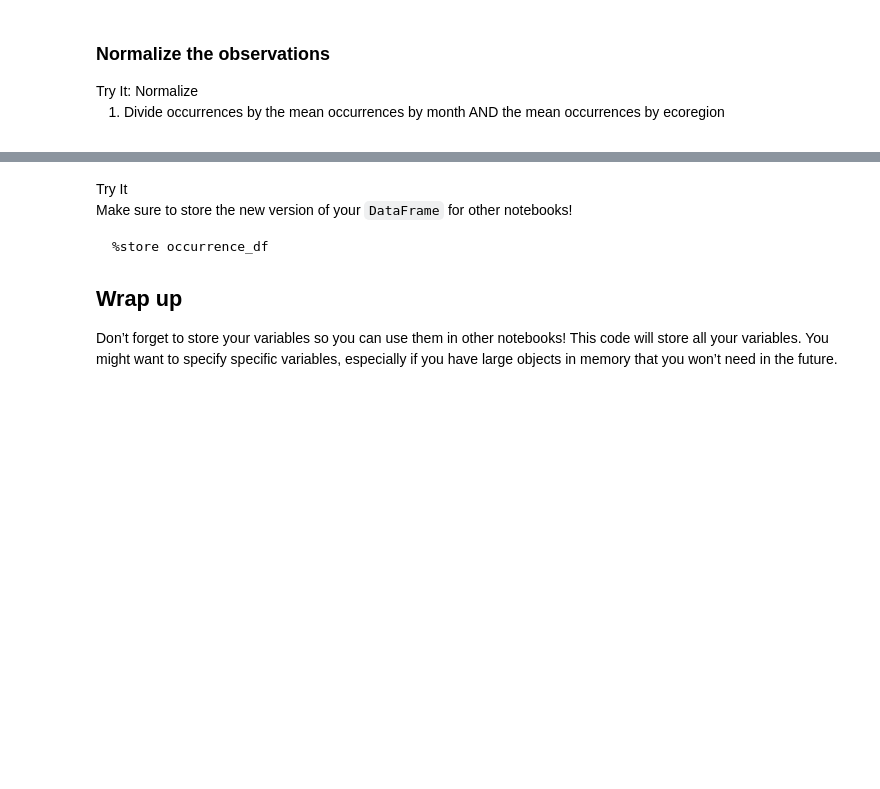
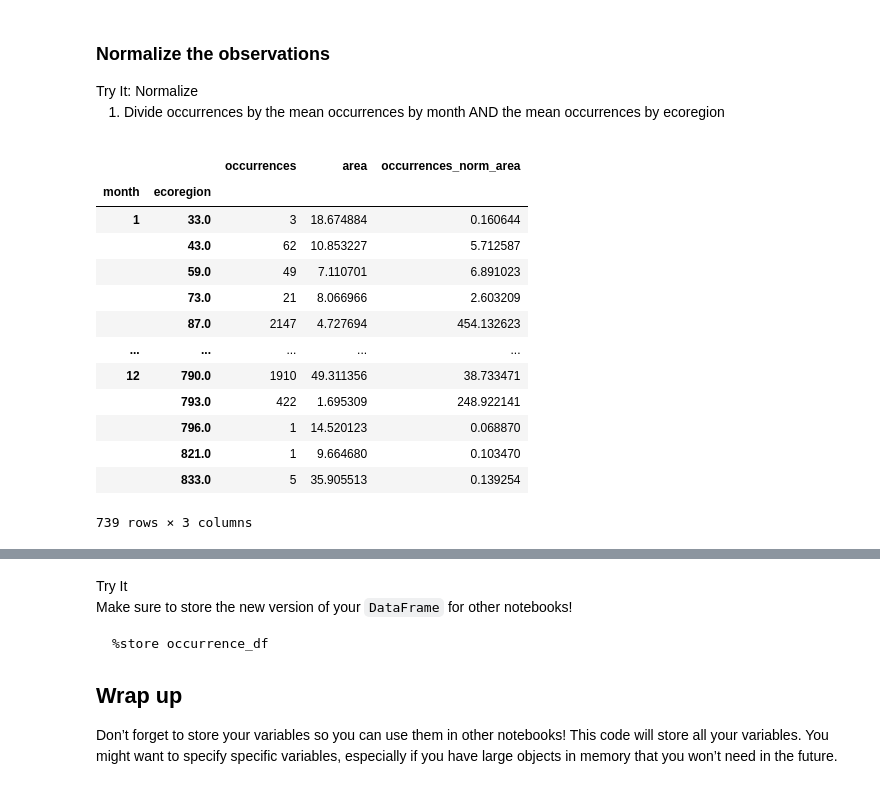
Before and after one commit to cu-esiil-edu/03-migration-JeremyFour, a Jupyter notebook: notebooks/migration-32-normalize.ipynb, the cells around one changed output, grey strips where cells are left out. Cells and saved outputs as stored; diff of their text form; code cells hidden in the pictures; blank space fills up the shorter version.

```diff
--- a/notebooks/migration-32-normalize.ipynb
+++ b/notebooks/migration-32-normalize.ipynb
@@ -146,6 +146,26 @@ mean_occurrences_by_month = (
 <li>Divide occurrences by the mean occurrences by month AND the mean
 occurrences by ecoregion</li>
 </ol></div></div>
+# %%
+# normalize by spatial area
+occurrence_df['occurrences_norm_area'] = (
+    occurrence_df.occurrences / occurrence_df.area)
+occurrence_df
+# %% [output]
+|  |  | occurrences | area | occurrences_norm_area |
+| month | ecoregion |  |  |  |
+| 1 | 33.0 | 3 | 18.674884 | 0.160644 |
+|  | 43.0 | 62 | 10.853227 | 5.712587 |
+|  | 59.0 | 49 | 7.110701 | 6.891023 |
+|  | 73.0 | 21 | 8.066966 | 2.603209 |
+|  | 87.0 | 2147 | 4.727694 | 454.132623 |
+| ... | ... | ... | ... | ... |
+| 12 | 790.0 | 1910 | 49.311356 | 38.733471 |
+|  | 793.0 | 422 | 1.695309 | 248.922141 |
+|  | 796.0 | 1 | 14.520123 | 0.068870 |
+|  | 821.0 | 1 | 9.664680 | 0.103470 |
+|  | 833.0 | 5 | 35.905513 | 0.139254 |
+739 rows × 3 columns
 # %%
 # Normalize by space and time for sampling effort
 occurrence_df['norm_occurrences'] = (
```
Also changed, not shown: parts of 2 cells of this notebook.
